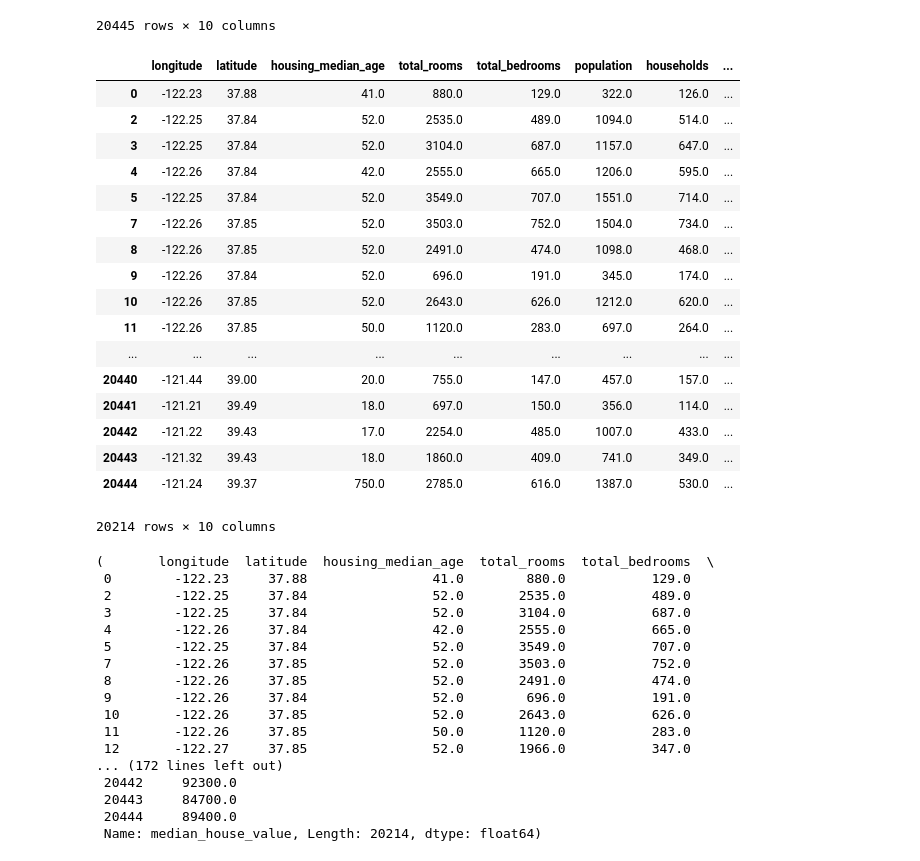
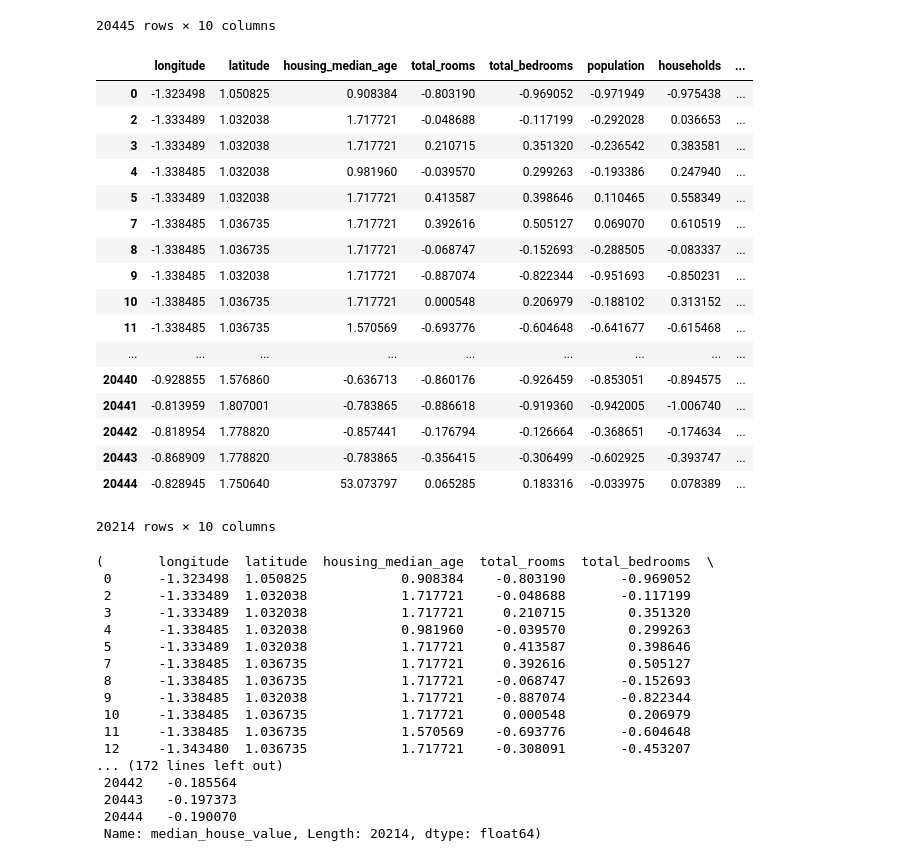
Before and after one commit to Levon27/Intelig-ncia-Artificial, a Jupyter notebook: ia_tiago_california.ipynb, the cells around one changed output. Drawn from its saved outputs; the diff is of its cells as text; code cells hidden in the pictures.

Commit message:
normalização DF   +   implementação rede neural

```diff
--- a/ia_tiago_california.ipynb
+++ b/ia_tiago_california.ipynb
@@ -6,7 +7,7 @@ import sklearn
 import scipy
 import matplotlib.pyplot as plt
 # %%
-df = pd.read_csv("C:/Users/Professor/Downloads/precos_casa_california.csv")
+df = pd.read_csv("C:/Users/14.01587-0/Desktop/Maua/Intelig-ncia-Artificial-master/precos_casa_california.csv")
 df
 # %% [output]
 |  | longitude | latitude | housing_median_age | total_rooms | total_bedrooms | population | households | ... |
@@ -30,34 +31,35 @@ df
 # %%
 cols = df.columns
 df.apply(pd.to_numeric,errors='coerce')
 df_sem_na = df.dropna(axis="rows")
 df_sem_na = df_sem_na.replace(r'^\s+$', np.NaN, regex=True)
 df_sem_na = df_sem_na.replace('<1H OCEAN', 1)
 df_sem_na = df_sem_na.replace('INLAND', 2)
 df_sem_na = df_sem_na.replace('ISLAND', 3)
 df_sem_na = df_sem_na.replace('NEAR BAY', 4)
 df_sem_na = df_sem_na.replace('NEAR OCEAN', 5)
 df_sem_na[cols] = df_sem_na[cols].apply(pd.to_numeric, errors='coerce') #converte p/ numerico
 df_sem_na = df_sem_na.dropna(axis="rows")  #LIMPA TUPLAS COM NaN
+df_sem_na=(df_sem_na-df_sem_na.mean())/df_sem_na.std() #normalização Z
 df_sem_na
 # %% [output]
 |  | longitude | latitude | housing_median_age | total_rooms | total_bedrooms | population | households | ... |
-| 0 | -122.23 | 37.88 | 41.0 | 880.0 | 129.0 | 322.0 | 126.0 | ... |
-| 2 | -122.25 | 37.84 | 52.0 | 2535.0 | 489.0 | 1094.0 | 514.0 | ... |
-| 3 | -122.25 | 37.84 | 52.0 | 3104.0 | 687.0 | 1157.0 | 647.0 | ... |
-| 4 | -122.26 | 37.84 | 42.0 | 2555.0 | 665.0 | 1206.0 | 595.0 | ... |
-| 5 | -122.25 | 37.84 | 52.0 | 3549.0 | 707.0 | 1551.0 | 714.0 | ... |
-| 7 | -122.26 | 37.85 | 52.0 | 3503.0 | 752.0 | 1504.0 | 734.0 | ... |
-| 8 | -122.26 | 37.85 | 52.0 | 2491.0 | 474.0 | 1098.0 | 468.0 | ... |
-| 9 | -122.26 | 37.84 | 52.0 | 696.0 | 191.0 | 345.0 | 174.0 | ... |
-| 10 | -122.26 | 37.85 | 52.0 | 2643.0 | 626.0 | 1212.0 | 620.0 | ... |
-| 11 | -122.26 | 37.85 | 50.0 | 1120.0 | 283.0 | 697.0 | 264.0 | ... |
+| 0 | -1.323498 | 1.050825 | 0.908384 | -0.803190 | -0.969052 | -0.971949 | -0.975438 | ... |
+| 2 | -1.333489 | 1.032038 | 1.717721 | -0.048688 | -0.117199 | -0.292028 | 0.036653 | ... |
+| 3 | -1.333489 | 1.032038 | 1.717721 | 0.210715 | 0.351320 | -0.236542 | 0.383581 | ... |
+| 4 | -1.338485 | 1.032038 | 0.981960 | -0.039570 | 0.299263 | -0.193386 | 0.247940 | ... |
+| 5 | -1.333489 | 1.032038 | 1.717721 | 0.413587 | 0.398646 | 0.110465 | 0.558349 | ... |
+| 7 | -1.338485 | 1.036735 | 1.717721 | 0.392616 | 0.505127 | 0.069070 | 0.610519 | ... |
+| 8 | -1.338485 | 1.036735 | 1.717721 | -0.068747 | -0.152693 | -0.288505 | -0.083337 | ... |
+| 9 | -1.338485 | 1.032038 | 1.717721 | -0.887074 | -0.822344 | -0.951693 | -0.850231 | ... |
+| 10 | -1.338485 | 1.036735 | 1.717721 | 0.000548 | 0.206979 | -0.188102 | 0.313152 | ... |
+| 11 | -1.338485 | 1.036735 | 1.570569 | -0.693776 | -0.604648 | -0.641677 | -0.615468 | ... |
 | ... | ... | ... | ... | ... | ... | ... | ... | ... |
-| 20440 | -121.44 | 39.00 | 20.0 | 755.0 | 147.0 | 457.0 | 157.0 | ... |
-| 20441 | -121.21 | 39.49 | 18.0 | 697.0 | 150.0 | 356.0 | 114.0 | ... |
-| 20442 | -121.22 | 39.43 | 17.0 | 2254.0 | 485.0 | 1007.0 | 433.0 | ... |
-| 20443 | -121.32 | 39.43 | 18.0 | 1860.0 | 409.0 | 741.0 | 349.0 | ... |
-| 20444 | -121.24 | 39.37 | 750.0 | 2785.0 | 616.0 | 1387.0 | 530.0 | ... |
+| 20440 | -0.928855 | 1.576860 | -0.636713 | -0.860176 | -0.926459 | -0.853051 | -0.894575 | ... |
+| 20441 | -0.813959 | 1.807001 | -0.783865 | -0.886618 | -0.919360 | -0.942005 | -1.006740 | ... |
+| 20442 | -0.818954 | 1.778820 | -0.857441 | -0.176794 | -0.126664 | -0.368651 | -0.174634 | ... |
+| 20443 | -0.868909 | 1.778820 | -0.783865 | -0.356415 | -0.306499 | -0.602925 | -0.393747 | ... |
+| 20444 | -0.828945 | 1.750640 | 53.073797 | 0.065285 | 0.183316 | -0.033975 | 0.078389 | ... |
 20214 rows × 10 columns
 # %%
 features = df_sem_na.drop("median_house_value",1)
@@ -66,21 +68,21 @@ dados_treino_feat,dados_valid_feat,dados_treino_targ,dados_valid_targ = sklearn.
 features, target
 # %% [output]
 (       longitude  latitude  housing_median_age  total_rooms  total_bedrooms  \
- 0        -122.23     37.88                41.0        880.0           129.0
- 2        -122.25     37.84                52.0       2535.0           489.0
- 3        -122.25     37.84                52.0       3104.0           687.0
- 4        -122.26     37.84                42.0       2555.0           665.0
- 5        -122.25     37.84                52.0       3549.0           707.0
- 7        -122.26     37.85                52.0       3503.0           752.0
- 8        -122.26     37.85                52.0       2491.0           474.0
- 9        -122.26     37.84                52.0        696.0           191.0
- 10       -122.26     37.85                52.0       2643.0           626.0
- 11       -122.26     37.85                50.0       1120.0           283.0
- 12       -122.27     37.85                52.0       1966.0           347.0
+ 0      -1.323498  1.050825            0.908384    -0.803190       -0.969052
+ 2      -1.333489  1.032038            1.717721    -0.048688       -0.117199
+ 3      -1.333489  1.032038            1.717721     0.210715        0.351320
+ 4      -1.338485  1.032038            0.981960    -0.039570        0.299263
+ 5      -1.333489  1.032038            1.717721     0.413587        0.398646
+ 7      -1.338485  1.036735            1.717721     0.392616        0.505127
+ 8      -1.338485  1.036735            1.717721    -0.068747       -0.152693
+ 9      -1.338485  1.032038            1.717721    -0.887074       -0.822344
+ 10     -1.338485  1.036735            1.717721     0.000548        0.206979
+ 11     -1.338485  1.036735            1.570569    -0.693776       -0.604648
+ 12     -1.343480  1.036735            1.717721    -0.308091       -0.453207
 ... (172 lines left out)
- 20442     92300.0
- 20443     84700.0
- 20444     89400.0
+ 20442   -0.185564
+ 20443   -0.197373
+ 20444   -0.190070
  Name: median_house_value, Length: 20214, dtype: float64)
 # %%
 # divide aleaatoriamente o conjunto de treino e validacao
```
Also changed, not shown: parts of 4 cells of this notebook.
